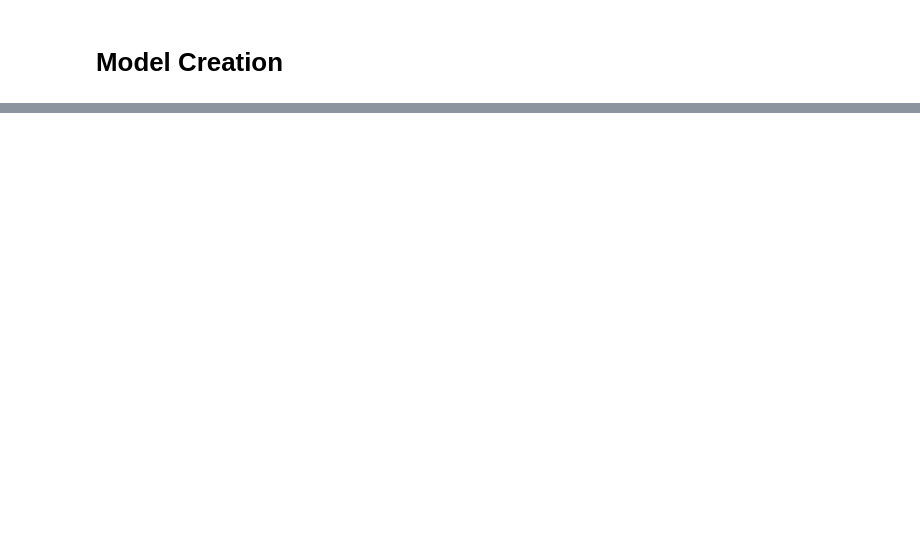
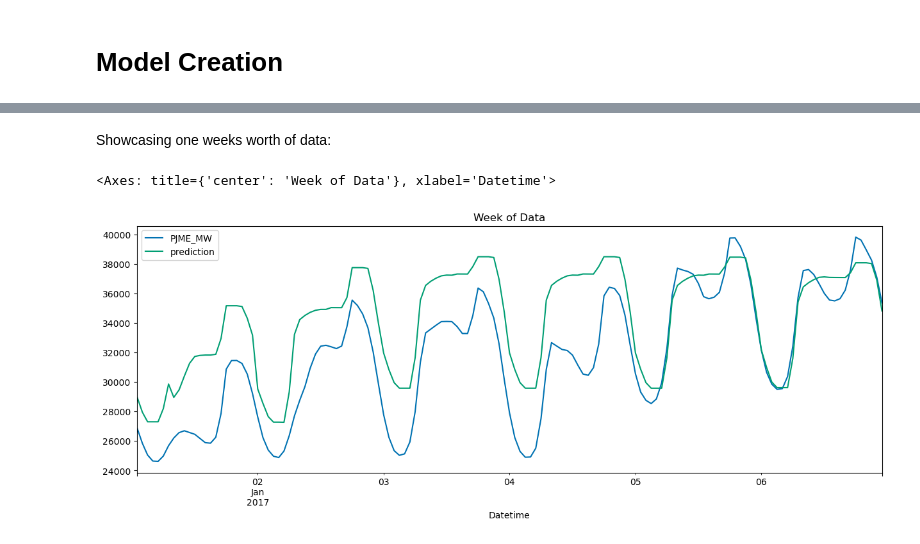
Before and after one commit to MostValue/fast-ai, a Jupyter notebook: personal_notes/notes/time-series-XGBoost.ipynb, the cells around one changed output, grey strips where cells are left out. Saved outputs shown, nothing was run; the diff lists cells and outputs as text; code cells hidden in the pictures; blank space fills up the shorter version.

```diff
--- a/personal_notes/notes/time-series-XGBoost.ipynb
+++ b/personal_notes/notes/time-series-XGBoost.ipynb
@@ -194,0 +237,8 @@ y_test = test[TARGET]
+# %% [markdown]
+Showcasing one weeks worth of data:
+# %%
+df.loc[(df.index >'01-01-2017') & (df.index < '01-07-2017')][['PJME_MW', 'prediction']] \
+    .plot(figsize=(15,5), title='Week of Data') # note & denotes element-wise logical, whereas 'and' will ask python to typecast into bool
+# %% [output]
+<Axes: title={'center': 'Week of Data'}, xlabel='Datetime'>
+[figure, added]
```
Also changed, not shown: parts of 30 cells of this notebook.
